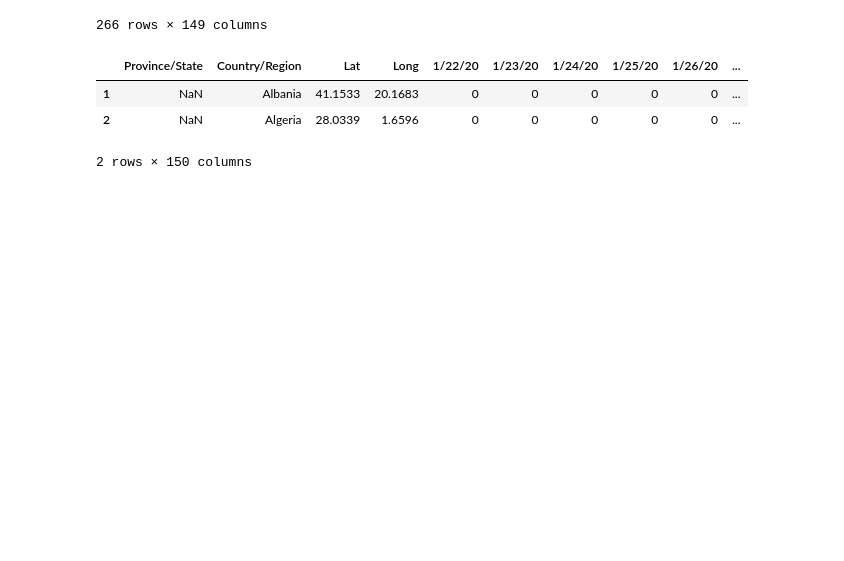
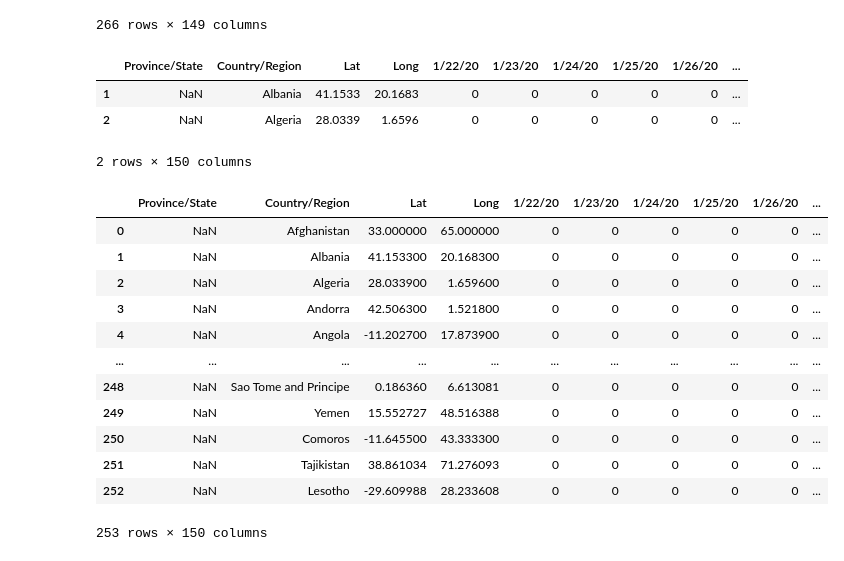
Before and after one commit to BusraSarikaya1/data, a Jupyter notebook: week-2-exercise.ipynb, the cells around one changed output. Drawn from its saved outputs; the diff is of its cells as text; code cells hidden in the pictures; blank space fills up the shorter version.

```diff
--- a/week-2-exercise.ipynb
+++ b/week-2-exercise.ipynb
@@ -309,0 +313,18 @@ df1[1:3]
+# %%
+recovered_dataset=pd.read_csv('C:/DATA/data/covid_veri/time_series_covid19_recovered_global.csv')
+# %%
+recovered_dataset
+# %% [output]
+|  | Province/State | Country/Region | Lat | Long | 1/22/20 | 1/23/20 | 1/24/20 | 1/25/20 | 1/26/20 | ... |
+| 0 | NaN | Afghanistan | 33.000000 | 65.000000 | 0 | 0 | 0 | 0 | 0 | ... |
+| 1 | NaN | Albania | 41.153300 | 20.168300 | 0 | 0 | 0 | 0 | 0 | ... |
+| 2 | NaN | Algeria | 28.033900 | 1.659600 | 0 | 0 | 0 | 0 | 0 | ... |
+| 3 | NaN | Andorra | 42.506300 | 1.521800 | 0 | 0 | 0 | 0 | 0 | ... |
+| 4 | NaN | Angola | -11.202700 | 17.873900 | 0 | 0 | 0 | 0 | 0 | ... |
+| ... | ... | ... | ... | ... | ... | ... | ... | ... | ... | ... |
+| 248 | NaN | Sao Tome and Principe | 0.186360 | 6.613081 | 0 | 0 | 0 | 0 | 0 | ... |
+| 249 | NaN | Yemen | 15.552727 | 48.516388 | 0 | 0 | 0 | 0 | 0 | ... |
+| 250 | NaN | Comoros | -11.645500 | 43.333300 | 0 | 0 | 0 | 0 | 0 | ... |
+| 251 | NaN | Tajikistan | 38.861034 | 71.276093 | 0 | 0 | 0 | 0 | 0 | ... |
+| 252 | NaN | Lesotho | -29.609988 | 28.233608 | 0 | 0 | 0 | 0 | 0 | ... |
+253 rows × 150 columns
```
Also changed, not shown: parts of 3 cells of this notebook.
